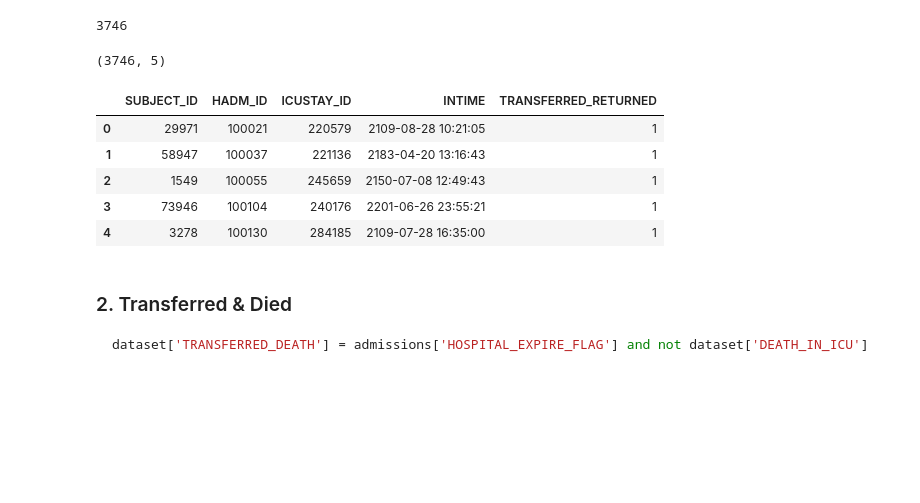
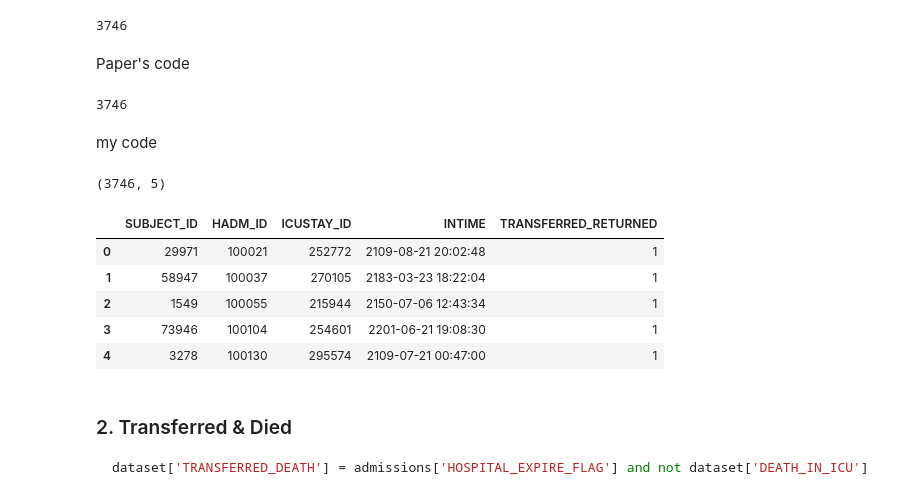
Before and after one commit to BencsikMD/CS598CourseProject, a Jupyter notebook: CreateDataset3.ipynb, the cells around one changed output. Drawn from its saved outputs; the diff is of its cells as text; code cells hidden in the pictures; blank space fills up the shorter version.

```diff
--- a/CreateDataset3.ipynb
+++ b/CreateDataset3.ipynb
@@ -110,23 +112,36 @@ dataset['TRANSFERRED_RETURNED'] = icustays.duplicated(subset=['HADM_ID']).astype
 np.sum(icustays.duplicated(subset=['HADM_ID']).astype(int))
 # %% [output]
 3746
+# %% [markdown]
+Paper's code
+# %%
+qwer = icustays.groupby(['HADM_ID']).size().reset_index(name='COUNTS')
+qwer = qwer[qwer['COUNTS'] > 1]
+np.sum(qwer['COUNTS'] ) - qwer.shape[0]
+# %% [output]
+3746
+# %% [markdown]
+my code
 # %%
 # HADM_ID where patient has multiple ICUSTAY_ID
 tnr = icustays[['SUBJECT_ID', 'HADM_ID', 'ICUSTAY_ID', 'INTIME']]
 tnr = tnr.sort_values(['HADM_ID','INTIME'])
-tnr['TRANSFERRED_RETURNED'] = (tnr.duplicated(subset=['HADM_ID'])).astype(int)
+# tnr['TRANSFERRED'] = (tnr.duplicated(subset=['HADM_ID'], keep=False)).astype(int)
+# tnr = tnr[tnr['TRANSFERRED']==1]
+
 #print(tnr[tnr.duplicated(subset=['HADM_ID'],keep=False)].head(10))
+tnr['TRANSFERRED_RETURNED'] = tnr.duplicated(subset=['HADM_ID'], keep='last').astype(int)
 tnr = tnr[tnr['TRANSFERRED_RETURNED'] == 1].reset_index(drop=True)
 print(tnr.shape)
 tnr.head()
 # %% [output]
 (3746, 5)
 |  | SUBJECT_ID | HADM_ID | ICUSTAY_ID | INTIME | TRANSFERRED_RETURNED |
-| 0 | 29971 | 100021 | 220579 | 2109-08-28 10:21:05 | 1 |
-| 1 | 58947 | 100037 | 221136 | 2183-04-20 13:16:43 | 1 |
-| 2 | 1549 | 100055 | 245659 | 2150-07-08 12:49:43 | 1 |
-| 3 | 73946 | 100104 | 240176 | 2201-06-26 23:55:21 | 1 |
-| 4 | 3278 | 100130 | 284185 | 2109-07-28 16:35:00 | 1 |
+| 0 | 29971 | 100021 | 252772 | 2109-08-21 20:02:48 | 1 |
+| 1 | 58947 | 100037 | 270105 | 2183-03-23 18:22:04 | 1 |
+| 2 | 1549 | 100055 | 215944 | 2150-07-06 12:43:34 | 1 |
+| 3 | 73946 | 100104 | 254601 | 2201-06-21 19:08:30 | 1 |
+| 4 | 3278 | 100130 | 295574 | 2109-07-21 00:47:00 | 1 |
 # %% [markdown]
 ### 2. Transferred & Died
 
```
Also changed, not shown: parts of 25 cells of this notebook, 1 other file.
